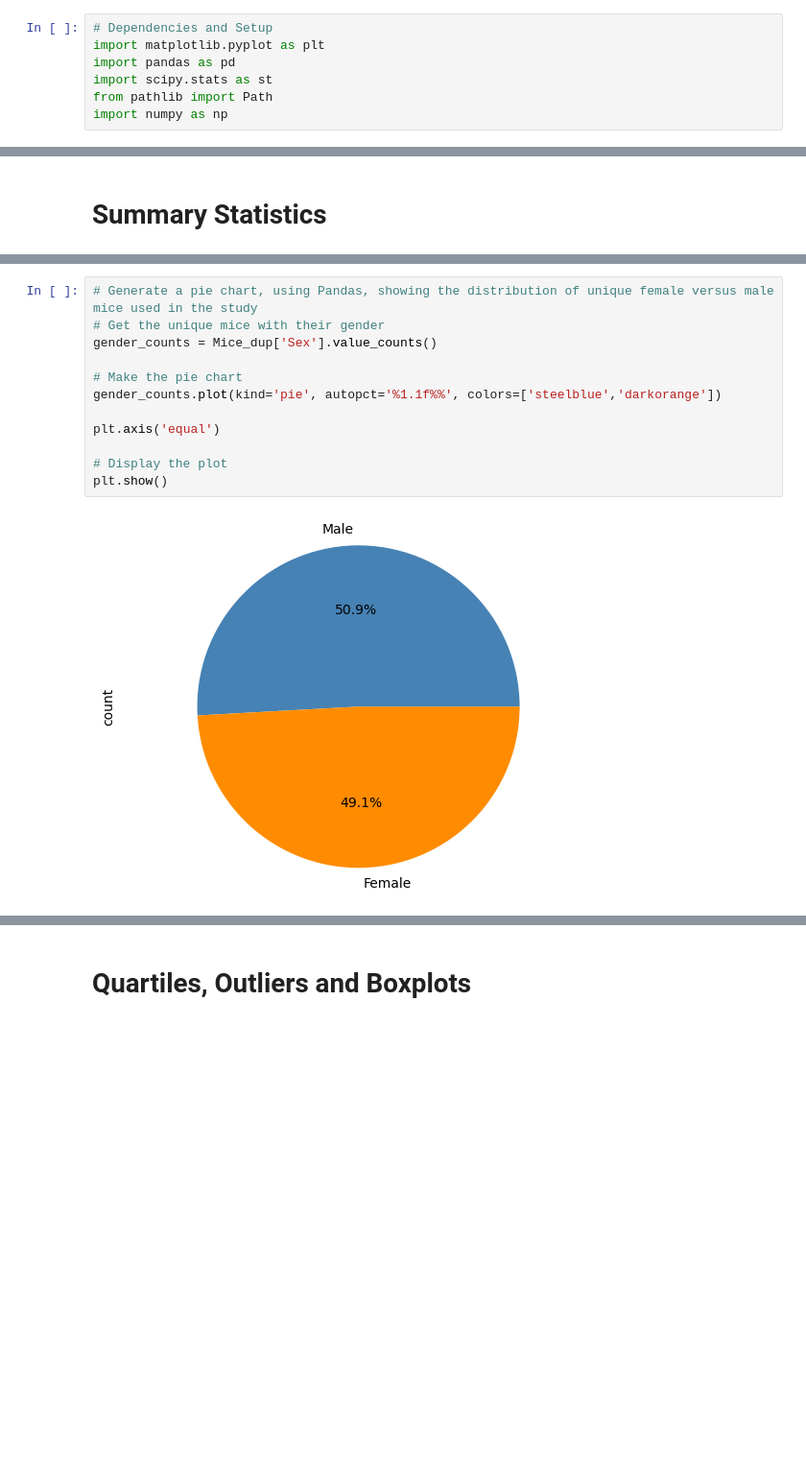
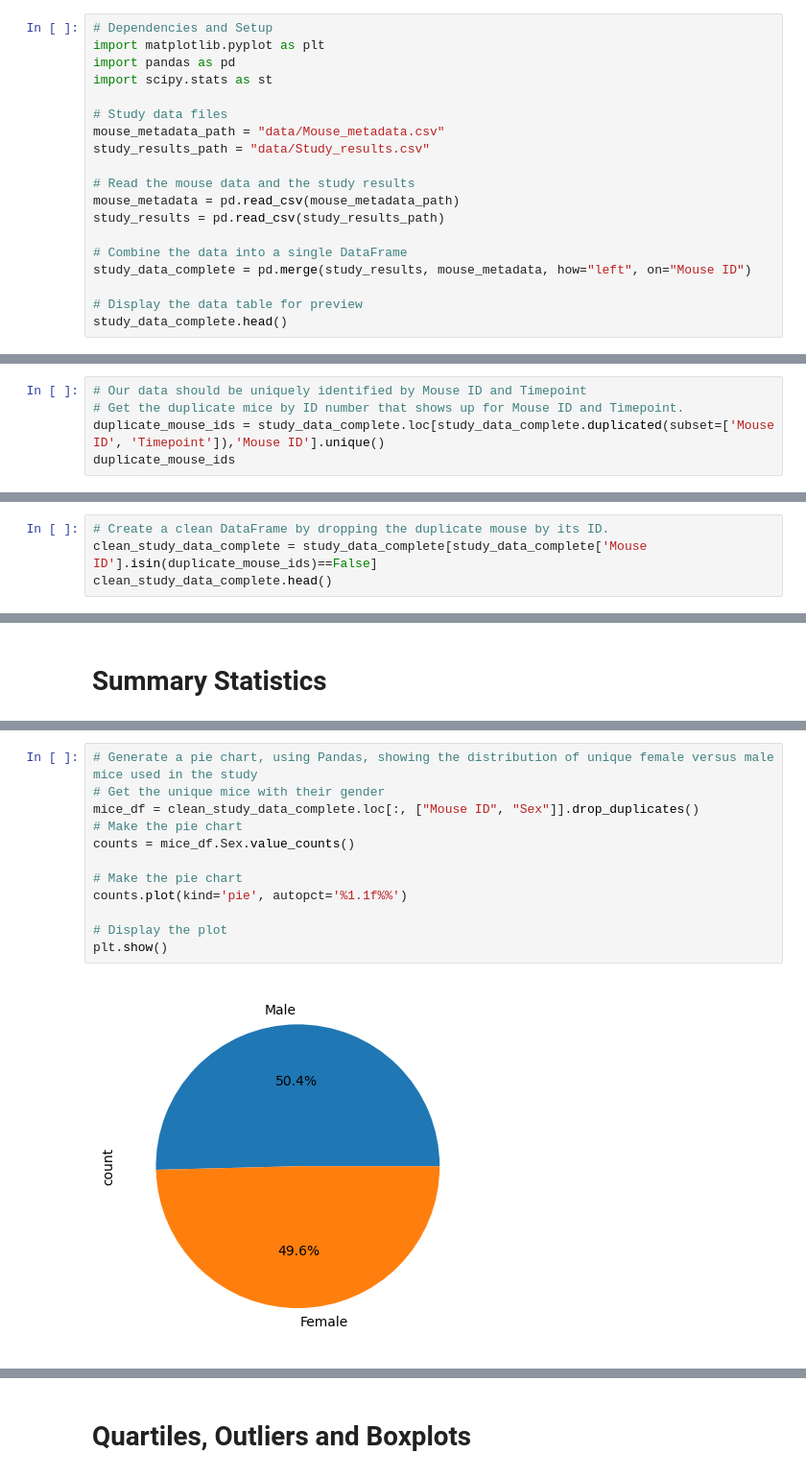
Before and after one commit to AMRITKAUR89/MatPlotLib-Challenge, a Jupyter notebook: Pymaceuticals/Matplotlib.ipynb, the cells around one changed output, grey strips where cells are left out. Shown: that part at 96% size. Cells and saved outputs as stored; diff of their text form; blank space fills up the shorter version.

```diff
--- a/Pymaceuticals/Matplotlib.ipynb
+++ b/Pymaceuticals/Matplotlib.ipynb
@@ -3,5 +3,17 @@
 import matplotlib.pyplot as plt
 import pandas as pd
 import scipy.stats as st
-from pathlib import Path
-import numpy as np
+
+# Study data files
+mouse_metadata_path = "data/Mouse_metadata.csv"
+study_results_path = "data/Study_results.csv"
+
+# Read the mouse data and the study results
+mouse_metadata = pd.read_csv(mouse_metadata_path)
+study_results = pd.read_csv(study_results_path)
+
+# Combine the data into a single DataFrame
+study_data_complete = pd.merge(study_results, mouse_metadata, how="left", on="Mouse ID")
+
+# Display the data table for preview
+study_data_complete.head()
@@ -42,0 +32,5 @@ array([ 0,  5, 10, 15, 20, 25, 30, 35, 40, 45], dtype=int64)
+# %%
+# Our data should be uniquely identified by Mouse ID and Timepoint
+# Get the duplicate mice by ID number that shows up for Mouse ID and Timepoint.
+duplicate_mouse_ids = study_data_complete.loc[study_data_complete.duplicated(subset=['Mouse ID', 'Timepoint']),'Mouse ID'].unique()
+duplicate_mouse_ids
@@ -74,0 +58,4 @@ Mice_count
+# %%
+# Create a clean DataFrame by dropping the duplicate mouse by its ID.
+clean_study_data_complete = study_data_complete[study_data_complete['Mouse ID'].isin(duplicate_mouse_ids)==False]
+clean_study_data_complete.head()
@@ -168,14 +167,14 @@ plt.show()
 # %%
 # Generate a pie chart, using Pandas, showing the distribution of unique female versus male mice used in the study
 # Get the unique mice with their gender
-gender_counts = Mice_dup['Sex'].value_counts()
+mice_df = clean_study_data_complete.loc[:, ["Mouse ID", "Sex"]].drop_duplicates()
+# Make the pie chart
+counts = mice_df.Sex.value_counts()
 
 # Make the pie chart
-gender_counts.plot(kind='pie', autopct='%1.1f%%', colors=['steelblue','darkorange'])
-
-plt.axis('equal')
+counts.plot(kind='pie', autopct='%1.1f%%')
 
 # Display the plot
 plt.show()
 # %% [output]
-[figure, old version]
+[figure, new version]
```
Also changed, not shown: parts of 25 cells of this notebook.
